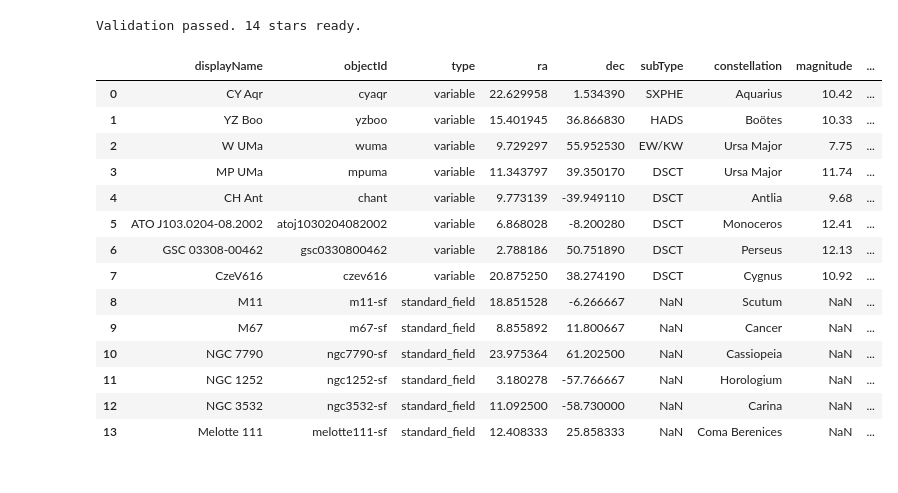
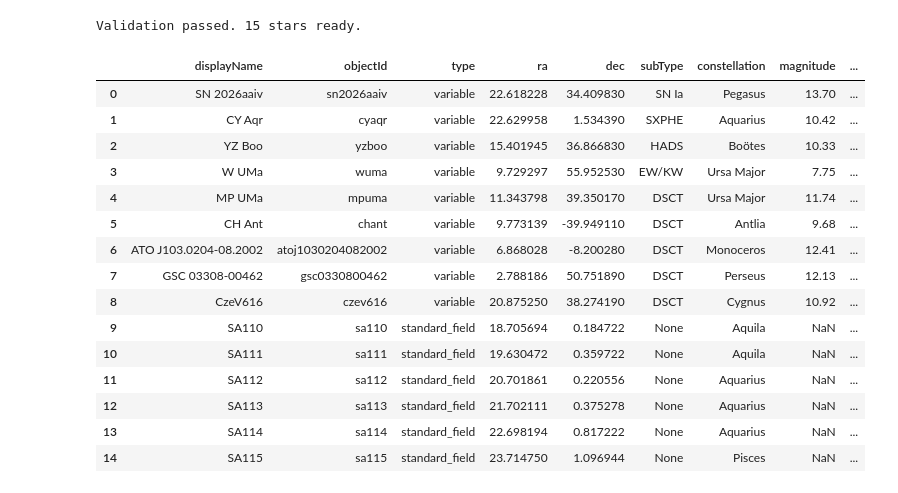
Before and after one commit to jeffrwatts/AstroPlannerData, a Jupyter notebook: vs_catalog.ipynb, the cells around one changed output. Cells and saved outputs as stored; diff of their text form; code cells hidden in the pictures.

```diff
--- a/vs_catalog.ipynb
+++ b/vs_catalog.ipynb
@@ -1,17 +1,24 @@
 # %%
 # Cell 1 — Star list (primary input)
 # This is the only cell that needs editing to add a new star.
-# type: "variable" (default) — displayName must resolve via the VSX "ident" lookup
-#       (e.g. "CY Aqr", "W UMa").
+# type: "variable" (default) — displayName must resolve via VizieR's VSX mirror or AAVSO's
+#       stars-search API (e.g. "CY Aqr", "W UMa").
 #       "standard_field" — a non-variable AAVSO Standard Field used for transform
-#       calculations (e.g. "M11"); displayName must match an AAVSO standard field
-#       name exactly (see https://www.aavso.org/aavso-standard-fields).
+#       calculations (e.g. "M11"); displayName must match an entry in STANDARD_FIELDS
+#       (Cell 5) exactly (see https://www.aavso.org/aavso-standard-fields).
 # objectId is a stable lowercase identifier derived from displayName unless overridden
 # here with an explicit "objectId" key — needed when a standard field's displayName
 # would otherwise collide with a dso.json objectId (e.g. Messier standard fields like
 # M11/M67, which also exist as DSOs).
+# ra (decimal hours) / dec (decimal degrees) are optional. When a lookup source resolves
+# the object, ra/dec here override just its coordinates (e.g. to correct a Landolt
+# Standard Field's position by checking the AAVSO website by hand) while everything else
+# it found (subType, period, magnitude, ...) is kept. When no source resolves the object
+# at all, ra/dec here are used directly instead of NOT FOUND — e.g. a brand-new transient
+# not yet in any catalog.
 
 stars = [
+    {"displayName": "SN 2026aaiv", "type": "variable", "ra": 22.618228, "dec": 34.40983},
     {"displayName": "CY Aqr", "type": "variable"},
     {"displayName": "YZ Boo", "type": "variable"},
     {"displayName": "W UMa", "type": "variable"},
@@ -24,15 +31,15 @@ stars = [
 #    {"displayName": "V0952 Ara", "type": "variable"},   -54 dec (too low)
     {"displayName": "GSC 03308-00462", "type": "variable"},
     {"displayName": "CzeV616", "type": "variable"},
-    {"displayName": "M11", "type": "standard_field", "objectId": "m11-sf"},
-    {"displayName": "M67", "type": "standard_field", "objectId": "m67-sf"},
-    {"displayName": "NGC 7790", "type": "standard_field", "objectId": "ngc7790-sf"},
-    {"displayName": "NGC 1252", "type": "standard_field", "objectId": "ngc1252-sf"},
-    {"displayName": "NGC 3532", "type": "standard_field", "objectId": "ngc3532-sf"},
-    {"displayName": "Melotte 111", "type": "standard_field", "objectId": "melotte111-sf"},
+    {"displayName": "SA110", "type": "standard_field"},
+    {"displayName": "SA111", "type": "standard_field"},
+    {"displayName": "SA112", "type": "standard_field"},
+    {"displayName": "SA113", "type": "standard_field"},
+    {"displayName": "SA114", "type": "standard_field"},
+    {"displayName": "SA115", "type": "standard_field"},
 ]
 
-chart_test = "ngc7790-sf"
+chart_test = "sa110"
 # %%
 # Cell 2 — Imports & config
 
@@ -302,51 +349,53 @@ errors = []
 
 missing_coords = df[df["ra"].isna() | df["dec"].isna()]["objectId"].tolist()
 if missing_coords:
     errors.append(f"Missing ra/dec for: {missing_coords}")
 
 is_variable = df["type"] == "variable"
+is_periodic = ~df["subType"].fillna("").str.upper().str.startswith(tuple(NON_PERIODIC_VARTYPE_PREFIXES))
 
-missing_period = df[is_variable & df["variablePeriodDays"].isna()]["objectId"].tolist()
+missing_period = df[is_variable & is_periodic & df["variablePeriodDays"].isna()]["objectId"].tolist()
 if missing_period:
     errors.append(f"Missing variablePeriodDays for: {missing_period}")
 
-missing_epoch = df[is_variable & df["variableEpochJd"].isna()]["objectId"].tolist()
+missing_epoch = df[is_variable & is_periodic & df["variableEpochJd"].isna()]["objectId"].tolist()
 if missing_epoch:
     errors.append(f"Missing variableEpochJd for: {missing_epoch}")
 
-missing_epoch_type = df[is_variable & df["variableEpochType"].isna()]["objectId"].tolist()
+missing_epoch_type = df[is_variable & is_periodic & df["variableEpochType"].isna()]["objectId"].tolist()
 if missing_epoch_type:
     errors.append(
         f"Could not resolve variableEpochType for: {missing_epoch_type} "
         f"— add to EPOCH_TYPE_BY_VARTYPE_PREFIX or EPOCH_TYPE_OVERRIDES"
     )
 
 dupes = df[df.duplicated("objectId")]["objectId"].tolist()
 if dupes:
     errors.append(f"Duplicate objectIds: {dupes}")
 
 if errors:
     raise ValueError("Validation failed:\n" + "\n".join(errors))
 
 print(f"Validation passed. {len(df)} stars ready.")
 df
 # %% [output]
-Validation passed. 14 stars ready.
+Validation passed. 15 stars ready.
 |  | displayName | objectId | type | ra | dec | subType | constellation | magnitude | ... |
-| 0 | CY Aqr | cyaqr | variable | 22.629958 | 1.534390 | SXPHE | Aquarius | 10.42 | ... |
-| 1 | YZ Boo | yzboo | variable | 15.401945 | 36.866830 | HADS | Boötes | 10.33 | ... |
-| 2 | W UMa | wuma | variable | 9.729297 | 55.952530 | EW/KW | Ursa Major | 7.75 | ... |
-| 3 | MP UMa | mpuma | variable | 11.343797 | 39.350170 | DSCT | Ursa Major | 11.74 | ... |
-| 4 | CH Ant | chant | variable | 9.773139 | -39.949110 | DSCT | Antlia | 9.68 | ... |
-| 5 | ATO J103.0204-08.2002 | atoj1030204082002 | variable | 6.868028 | -8.200280 | DSCT | Monoceros | 12.41 | ... |
-| 6 | GSC 03308-00462 | gsc0330800462 | variable | 2.788186 | 50.751890 | DSCT | Perseus | 12.13 | ... |
-| 7 | CzeV616 | czev616 | variable | 20.875250 | 38.274190 | DSCT | Cygnus | 10.92 | ... |
-| 8 | M11 | m11-sf | standard_field | 18.851528 | -6.266667 | NaN | Scutum | NaN | ... |
-| 9 | M67 | m67-sf | standard_field | 8.855892 | 11.800667 | NaN | Cancer | NaN | ... |
-| 10 | NGC 7790 | ngc7790-sf | standard_field | 23.975364 | 61.202500 | NaN | Cassiopeia | NaN | ... |
-| 11 | NGC 1252 | ngc1252-sf | standard_field | 3.180278 | -57.766667 | NaN | Horologium | NaN | ... |
-| 12 | NGC 3532 | ngc3532-sf | standard_field | 11.092500 | -58.730000 | NaN | Carina | NaN | ... |
-| 13 | Melotte 111 | melotte111-sf | standard_field | 12.408333 | 25.858333 | NaN | Coma Berenices | NaN | ... |
+| 0 | SN 2026aaiv | sn2026aaiv | variable | 22.618228 | 34.409830 | SN Ia | Pegasus | 13.70 | ... |
+| 1 | CY Aqr | cyaqr | variable | 22.629958 | 1.534390 | SXPHE | Aquarius | 10.42 | ... |
+| 2 | YZ Boo | yzboo | variable | 15.401945 | 36.866830 | HADS | Boötes | 10.33 | ... |
+| 3 | W UMa | wuma | variable | 9.729297 | 55.952530 | EW/KW | Ursa Major | 7.75 | ... |
+| 4 | MP UMa | mpuma | variable | 11.343798 | 39.350170 | DSCT | Ursa Major | 11.74 | ... |
+| 5 | CH Ant | chant | variable | 9.773139 | -39.949110 | DSCT | Antlia | 9.68 | ... |
+| 6 | ATO J103.0204-08.2002 | atoj1030204082002 | variable | 6.868028 | -8.200280 | DSCT | Monoceros | 12.41 | ... |
+| 7 | GSC 03308-00462 | gsc0330800462 | variable | 2.788186 | 50.751890 | DSCT | Perseus | 12.13 | ... |
+| 8 | CzeV616 | czev616 | variable | 20.875250 | 38.274190 | DSCT | Cygnus | 10.92 | ... |
+| 9 | SA110 | sa110 | standard_field | 18.705694 | 0.184722 | None | Aquila | NaN | ... |
+| 10 | SA111 | sa111 | standard_field | 19.630472 | 0.359722 | None | Aquila | NaN | ... |
+| 11 | SA112 | sa112 | standard_field | 20.701861 | 0.220556 | None | Aquarius | NaN | ... |
+| 12 | SA113 | sa113 | standard_field | 21.702111 | 0.375278 | None | Aquarius | NaN | ... |
+| 13 | SA114 | sa114 | standard_field | 22.698194 | 0.817222 | None | Aquarius | NaN | ... |
+| 14 | SA115 | sa115 | standard_field | 23.714750 | 1.096944 | None | Pisces | NaN | ... |
 # %%
 # Cell 7 — Serialize to vs.json
 
```
Also changed, not shown: parts of 6 cells of this notebook, 8 other files.
